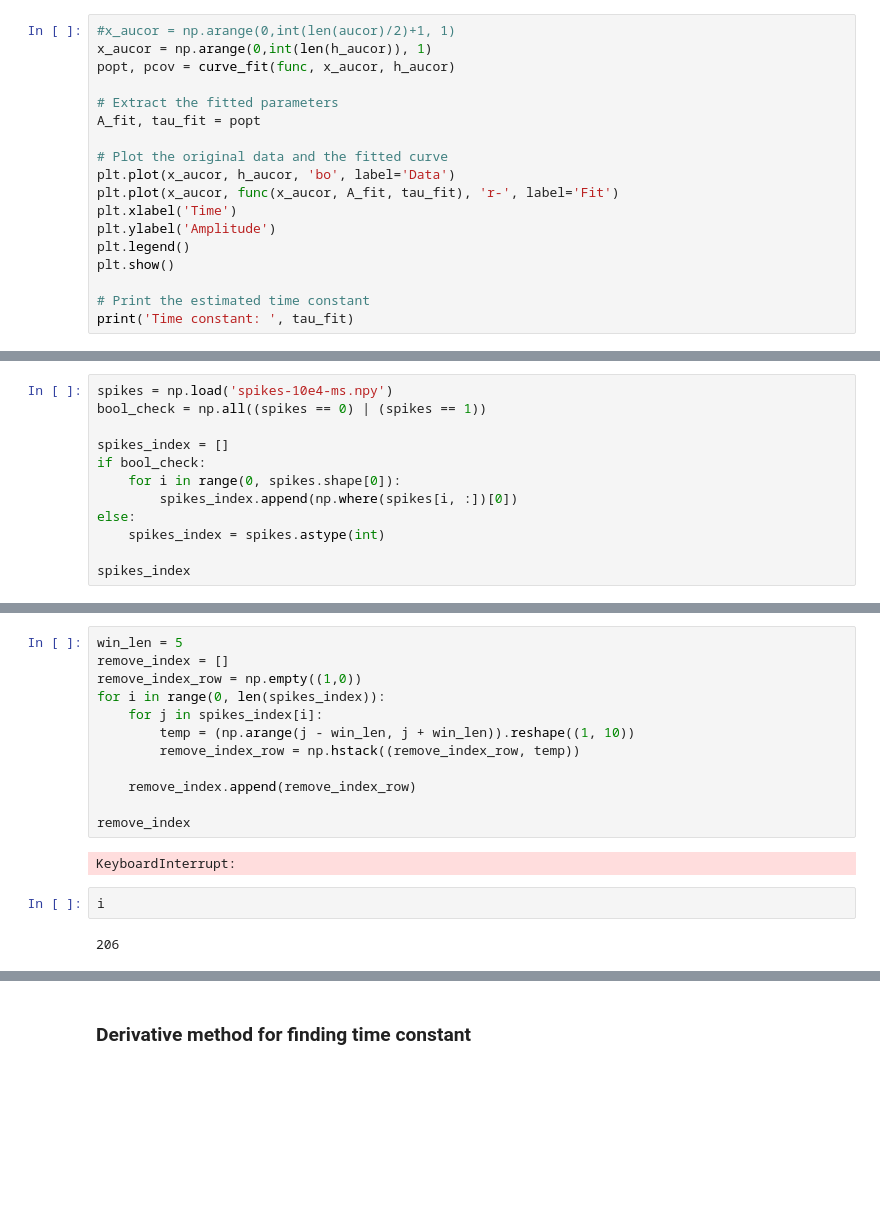
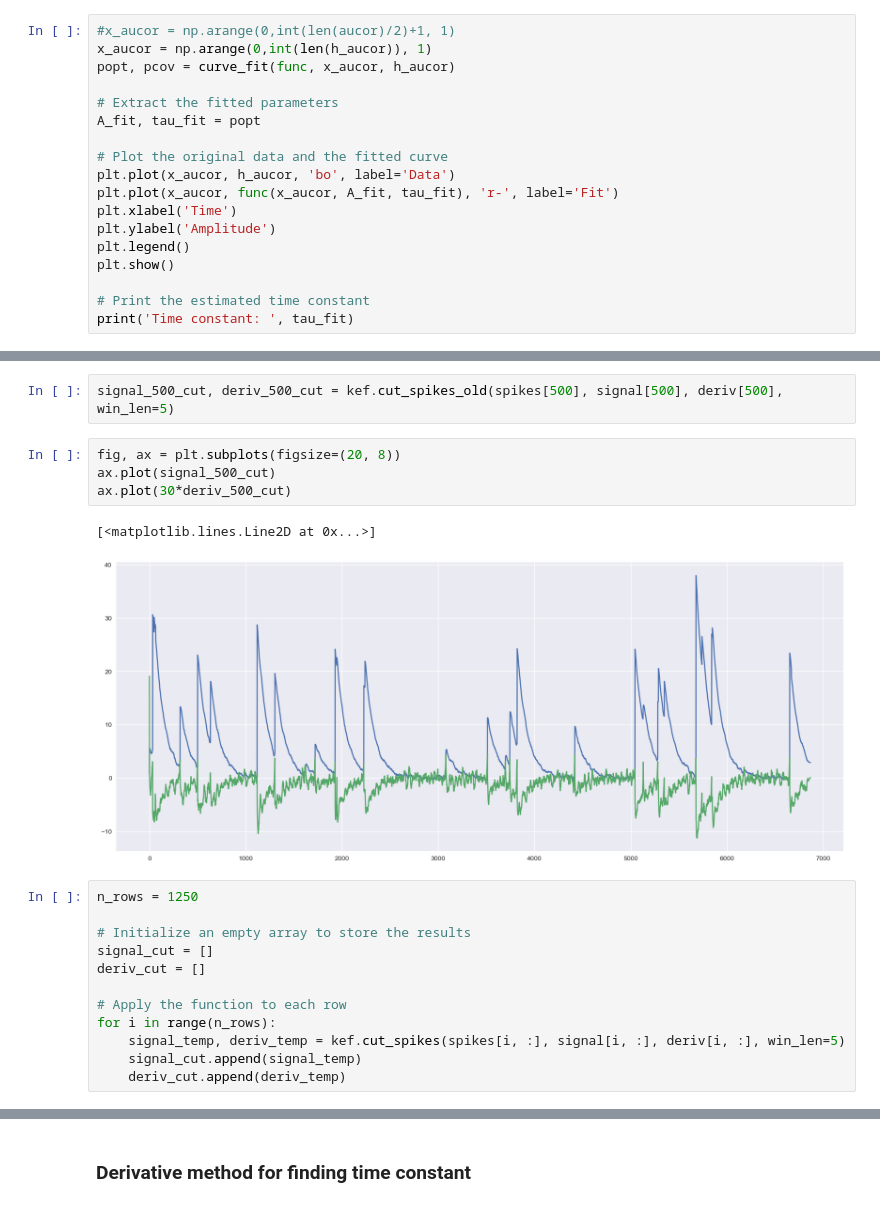
Before and after one commit to mjoudy/Calcium---AR, a Jupyter notebook: pre-processing.ipynb, the cells around one changed output, grey strips where cells are left out. Drawn from its saved outputs; the diff is of its cells as text; blank space fills up the shorter version.

```diff
--- a/pre-processing.ipynb
+++ b/pre-processing.ipynb
@@ -435,12 +436,0 @@ calcium_signal.shape
-# %%
-spikes = np.load('spikes-10e4-ms.npy')
-bool_check = np.all((spikes == 0) | (spikes == 1))
-
-spikes_index = []
-if bool_check:
-    for i in range(0, spikes.shape[0]):
-        spikes_index.append(np.where(spikes[i, :])[0])
-else:
-    spikes_index = spikes.astype(int)
-
-spikes_index
@@ -465,18 +437,21 @@ spikes_index
-# %%
-win_len = 5
-remove_index = []
-remove_index_row = np.empty((1,0))
-for i in range(0, len(spikes_index)):
-    for j in spikes_index[i]:
-        temp = (np.arange(j - win_len, j + win_len)).reshape((1, 10))
-        remove_index_row = np.hstack((remove_index_row, temp))
-
-    remove_index.append(remove_index_row)
-
-remove_index
-# %% [output]
-KeyboardInterrupt:
-# %%
-i
-# %% [output]
-206
+# %%
+signal_500_cut, deriv_500_cut = kef.cut_spikes_old(spikes[500], signal[500], deriv[500], win_len=5)
+# %%
+fig, ax = plt.subplots(figsize=(20, 8))
+ax.plot(signal_500_cut)
+ax.plot(30*deriv_500_cut)
+# %% [output]
+[<matplotlib.lines.Line2D at 0x...>]
+[figure, added]
+# %%
+n_rows = 1250
+
+# Initialize an empty array to store the results
+signal_cut = []
+deriv_cut = []
+
+# Apply the function to each row
+for i in range(n_rows):
+    signal_temp, deriv_temp = kef.cut_spikes(spikes[i, :], signal[i, :], deriv[i, :], win_len=5)
+    signal_cut.append(signal_temp)
+    deriv_cut.append(deriv_temp)
```
Also changed, not shown: parts of 15 cells of this notebook, 3 other files.
